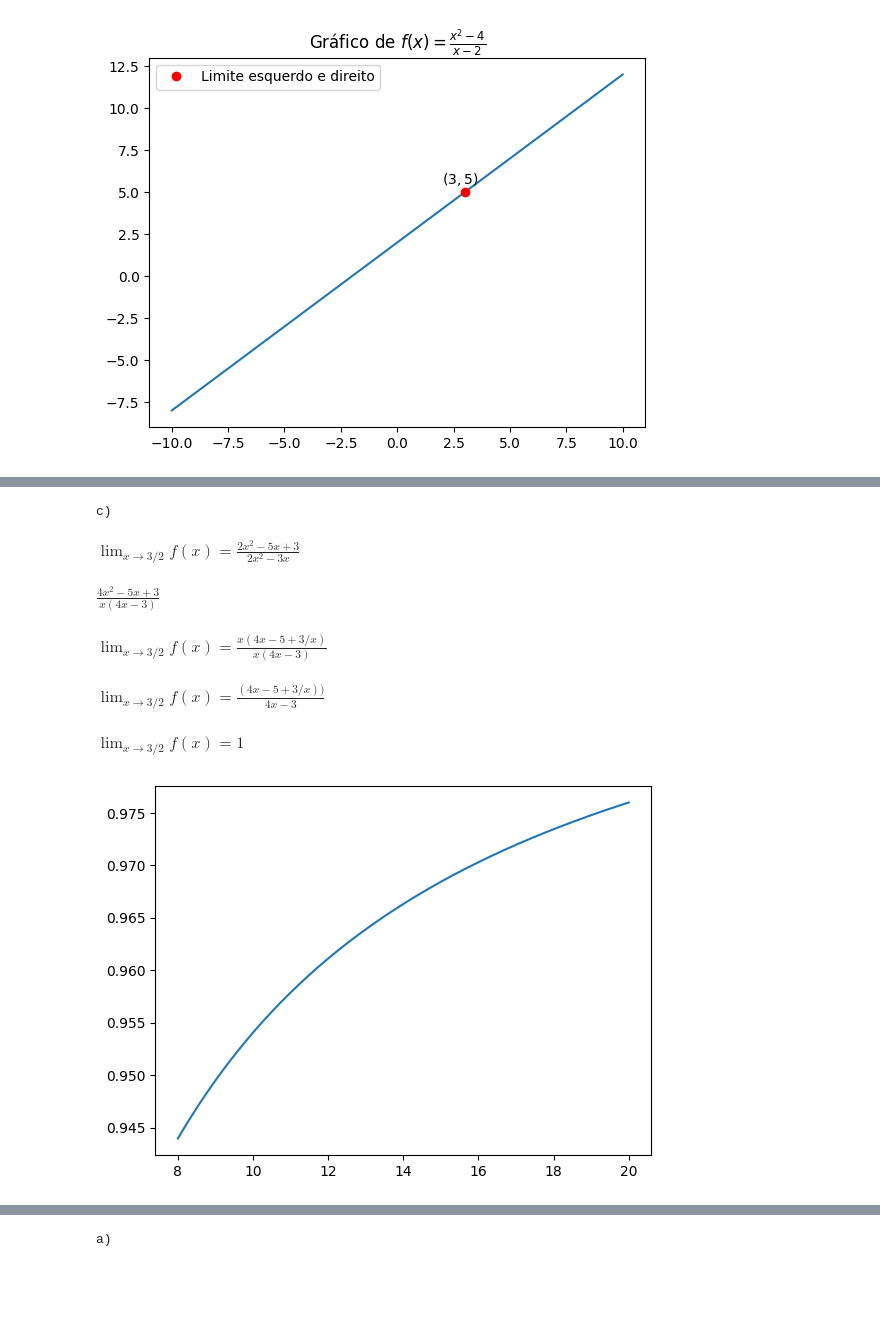
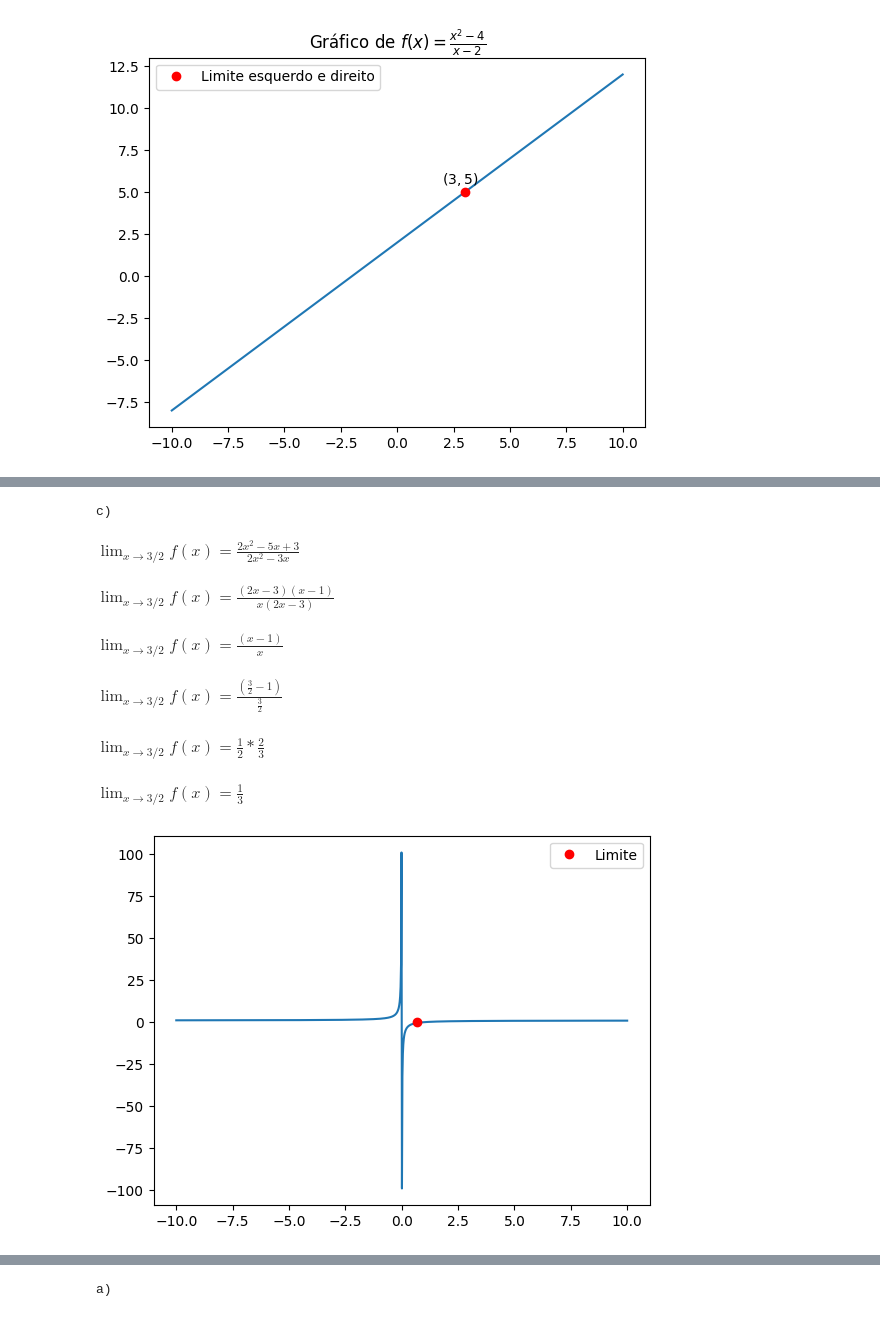
Before and after one commit to Frankossin/Trabalho-Franklin, a Jupyter notebook: TPG1.ipynb, the cells around one changed output, grey strips where cells are left out. Cells and saved outputs as stored; diff of their text form; code cells hidden in the pictures; blank space fills up the shorter version.

```diff
--- a/TPG1.ipynb
+++ b/TPG1.ipynb
@@ -164,41 +172,44 @@ $\displaystyle \lim_{x \to 9} f(x) = 1/6$
 # %%
 #c)
 print("c)")
 
 #symbols and equations
 x = sp.Symbol('x')
-f = ((2*x)**2 - 5*x + 3)/((2*x)**2 - 3*x)
+f = (2*(x**2) - 5*x + 3)/(2*(x**2) - 3*x)
 ff = sp.factor(f)
-f = (4*x - 5 + 3/x) / (4*x - 3)
 f_subs = f.subs(x, sp.Rational(3, 2))
-limite = sp.limit(f_subs, x, sp.Rational(3, 2))
-limite_fracao = Fraction(limite).limit_denominator()
+
 
 #passo a passo
 display(Math(r"$\lim_{x \to 3/2} f(x) = \frac{2x^2 - 5x + 3}{2x^2 - 3x}$"))
 print("\n")
-display(ff)
+display(Math(r"$\lim_{x \to 3/2} f(x) = \frac{(2x -3)(x-1)}{x(2x -3)}$"))
 print("\n")
-display(Math(r"$\lim_{x \to 3/2} f(x) = \frac{x(4x - 5 + 3/x)}{x(4x - 3)}$"))
+display(Math(r"$\lim_{x \to 3/2} f(x) = \frac{(x-1)}{x}$"))
 print("\n")
-display(Math(r"$\lim_{x \to 3/2} f(x) = \frac{(4x - 5 + 3/x))}{4x - 3}$"))
+display(Math(r"\lim_{x \to 3/2} f(x) = \frac{(\frac{3}{2}-1)}{\frac{3}{2}} "))
 print("\n")
-display(Math(r"\lim_{x \to 3/2} f(x) = "+f"{limite_fracao}"))
+display(Math(r"\lim_{x \to 3/2} f(x) = \frac{1}{2}*\frac{2}{3} "))
+print("\n")
+display(Math(r"\lim_{x \to 3/2} f(x) =\frac{1}{3} "))
 print("\n")
 
 #plot
-x3 = np.linspace(8,20,200)
+x3 = np.linspace(-10,10,1000)
 y_vals2 = np.array([sp.N(f.subs(x, val)) for val in x3])
 plt.plot(x3,y_vals2)
+plt.plot(2/3,1/3,"o",color ="red",label="Limite")
+plt.legend()
 plt.show()
 # %% [output]
 c)
 $\displaystyle \lim_{x \to 3/2} f(x) = \frac{2x^2 - 5x + 3}{2x^2 - 3x}$
-$\displaystyle \frac{4 x^{2} - 5 x + 3}{x \left(4 x - 3\right)}$
+$\displaystyle \lim_{x \to 3/2} f(x) = \frac{(2x -3)(x-1)}{x(2x -3)}$
-$\displaystyle \lim_{x \to 3/2} f(x) = \frac{x(4x - 5 + 3/x)}{x(4x - 3)}$
+$\displaystyle \lim_{x \to 3/2} f(x) = \frac{(x-1)}{x}$
-$\displaystyle \lim_{x \to 3/2} f(x) = \frac{(4x - 5 + 3/x))}{4x - 3}$
+$\displaystyle \lim_{x \to 3/2} f(x) = \frac{(\frac{3}{2}-1)}{\frac{3}{2}} $
-$\displaystyle \lim_{x \to 3/2} f(x) = 1$
+$\displaystyle \lim_{x \to 3/2} f(x) = \frac{1}{2}*\frac{2}{3} $
+$\displaystyle \lim_{x \to 3/2} f(x) =\frac{1}{3} $
-[figure, old version]
+[figure, new version]
 # %%
 #d)
 print("d)")
```
Also changed, not shown: parts of 5 cells of this notebook.
